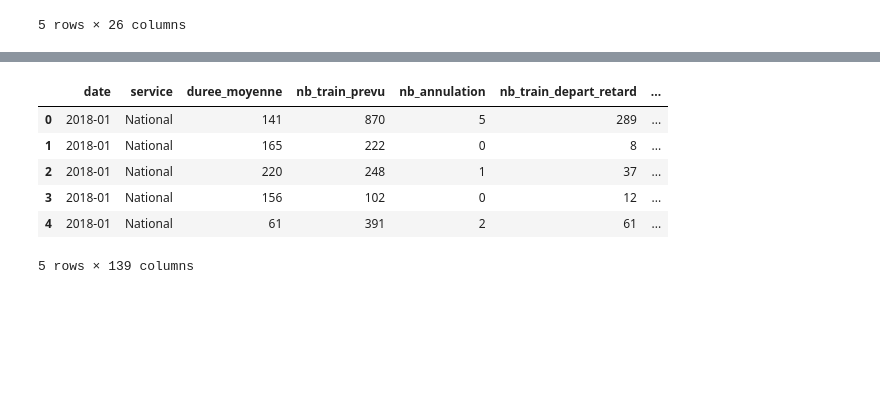
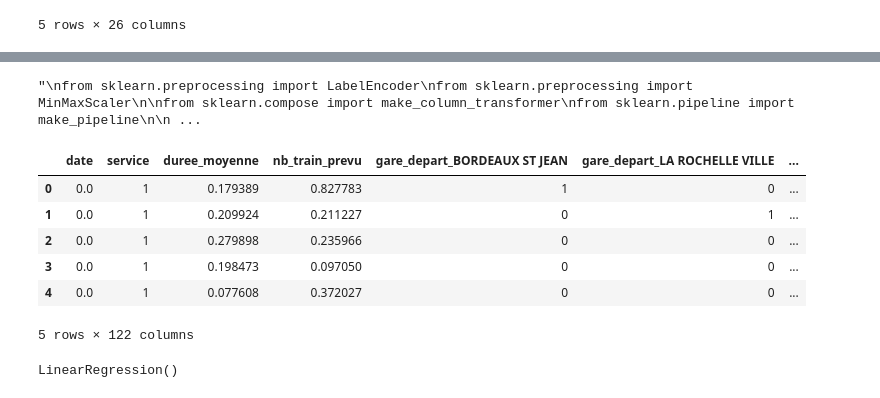
Before and after one commit to AxelV-hub/machine-learning-sncf-delay-estimation, a Jupyter notebook: notebooks/axel.ipynb, the cells around one changed output, grey strips where cells are left out. Cells and saved outputs as stored; diff of their text form; code cells hidden in the pictures; blank space fills up the shorter version.

Commit message:
Premiers tests avec une régression linéaire

```diff
--- a/notebooks/axel.ipynb
+++ b/notebooks/axel.ipynb
@@ -49,0 +35,21 @@ data = data.drop(['commentaire_annulation','commentaire_retards_depart','comment
+# %%
+#on transforme en type date la colonne date pour appliquer des masks pandas plus facilement
+data['date'] = pd.to_datetime(data['date'])
+
+#on transforme la donnée des gares en utilisant une méthode one-hot
+liste_gare_depart = data['gare_depart'].unique()
+liste_gare_arrivee = data['gare_arrivee'].unique()
+
+data = pd.concat([data,pd.get_dummies(data['gare_depart'], prefix='gare_depart'),pd.get_dummies(data['gare_arrivee'], prefix='gare_arrivee')],axis = 1).drop(['gare_depart','gare_arrivee'],axis=1)
+
+#on sépare en train set et test set en fonction de la date avant et après 2023
+data_train = data[ data['date']<= '2022-12' ]
+data_test = data[ data['date']>= '2023-01' ]
+
+#on sépare les colonnes connues de la colonne a estimer
+X_train = data_train.filter(items = ['date', 'service', 'gare_depart', 'gare_arrivee', 'duree_moyenne','nb_train_prevu']+["gare_depart_"+i for i in liste_gare_depart]+["gare_arrivee_"+j for j in liste_gare_arrivee],axis = 1)
+X_test = data_test.filter(items = ['date', 'service', 'gare_depart', 'gare_arrivee', 'duree_moyenne','nb_train_prevu']+["gare_depart_"+i for i in liste_gare_depart]+["gare_arrivee_"+j for j in liste_gare_arrivee],axis = 1)
+y_train = data_train['retard_moyen_arrivee']
+y_test = data_test['retard_moyen_arrivee']
+
+X_train.head()
@@ -50,10 +64,49 @@ data = data.drop(['commentaire_annulation','commentaire_retards_depart','comment
+# %%
+"""
+from sklearn.preprocessing import LabelEncoder
+from sklearn.preprocessing import MinMaxScaler
+
+from sklearn.compose import make_column_transformer
+from sklearn.pipeline import make_pipeline
+
+cat_ordinal_features = ['date','service']
+numerical_features = ['duree_moyenne','nb_train_prevu']
+
+cat_ordinal_pipeline = make_pipeline(LabelEncoder(),MinMaxScaler())
+numerical_pipeline = make_pipeline(MinMaxScaler())
+
+preprocessor = make_column_transformer((cat_ordinal_pipeline, cat_ordinal_features),
+                                       (numerical_pipeline, numerical_features))
+"""
+# %% [output]
+"\nfrom sklearn.preprocessing import LabelEncoder\nfrom sklearn.preprocessing import MinMaxScaler\n\nfrom sklearn.compose import make_column_transformer\nfrom sklearn.pipeline import make_pipeline\n\n ...
+# %%
+from sklearn.preprocessing import LabelEncoder
+from sklearn.preprocessing import MinMaxScaler
+
+scaler_date = MinMaxScaler()
+scaler_date.fit(np.array(X_train['date'].dt.month).reshape(-1, 1))
+X_train.loc[:,'date'] = scaler_date.transform(np.array(X_train['date'].dt.month).reshape(-1, 1))
+X_test.loc[:,'date'] = scaler_date.transform(np.array(X_test['date'].dt.month).reshape(-1, 1))
+
+encoder_service = LabelEncoder()
+X_train.loc[:,'service'] = encoder_service.fit_transform(X_train['service'])
+X_test.loc[:,'service'] = encoder_service.transform(X_test['service'])
+
+scaler_duree_moyenne = MinMaxScaler()
+X_train.loc[:,'duree_moyenne'] = scaler_duree_moyenne.fit_transform(np.array(X_train['duree_moyenne']).reshape(-1, 1))
+X_test.loc[:,'duree_moyenne'] = scaler_duree_moyenne.transform(np.array(X_test['duree_moyenne']).reshape(-1, 1))
+
+scaler_nb_train_prevu = MinMaxScaler()
+X_train.loc[:,'nb_train_prevu'] = scaler_nb_train_prevu.fit_transform(np.array(X_train['nb_train_prevu']).reshape(-1, 1))
+X_test.loc[:,'nb_train_prevu'] = scaler_nb_train_prevu.transform(np.array(X_test['nb_train_prevu']).reshape(-1, 1))
 # %%
-data.head()
+X_train.head()
 # %% [output]
-|  | date | service | duree_moyenne | nb_train_prevu | nb_annulation | nb_train_depart_retard | ... |
-| 0 | 2018-01 | National | 141 | 870 | 5 | 289 | ... |
-| 1 | 2018-01 | National | 165 | 222 | 0 | 8 | ... |
-| 2 | 2018-01 | National | 220 | 248 | 1 | 37 | ... |
-| 3 | 2018-01 | National | 156 | 102 | 0 | 12 | ... |
-| 4 | 2018-01 | National | 61 | 391 | 2 | 61 | ... |
+|  | date | service | duree_moyenne | nb_train_prevu | gare_depart_BORDEAUX ST JEAN | gare_depart_LA ROCHELLE VILLE | ... |
+| 0 | 0.0 | 1 | 0.179389 | 0.827783 | 1 | 0 | ... |
+| 1 | 0.0 | 1 | 0.209924 | 0.211227 | 0 | 1 | ... |
+| 2 | 0.0 | 1 | 0.279898 | 0.235966 | 0 | 0 | ... |
+| 3 | 0.0 | 1 | 0.198473 | 0.097050 | 0 | 0 | ... |
+| 4 | 0.0 | 1 | 0.077608 | 0.372027 | 0 | 0 | ... |
-5 rows × 139 columns
+5 rows × 122 columns
@@ -59,0 +117,4 @@ data.head()
+# %%
+model.fit(X_train,y_train)
+# %% [output]
+LinearRegression()
```
Also changed, not shown: parts of 9 cells of this notebook.
